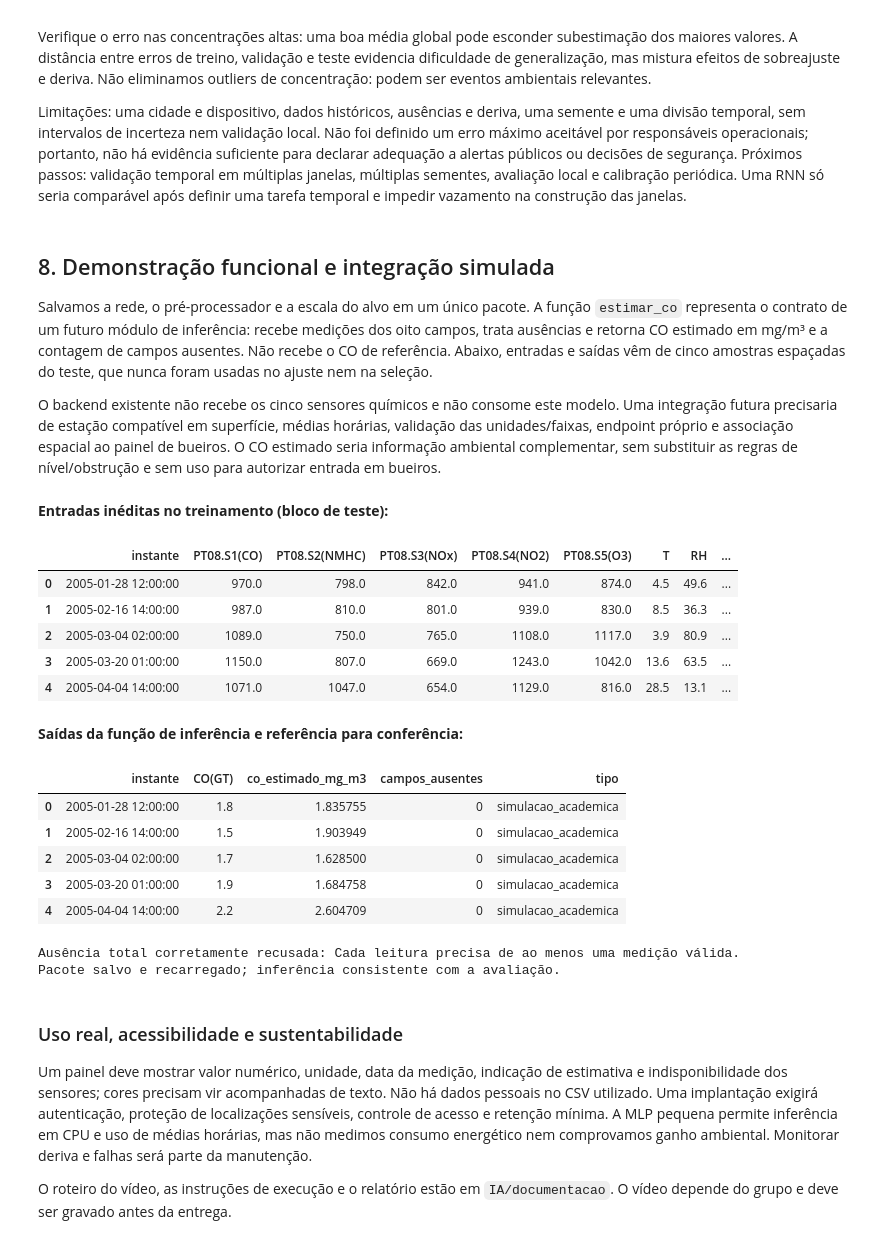
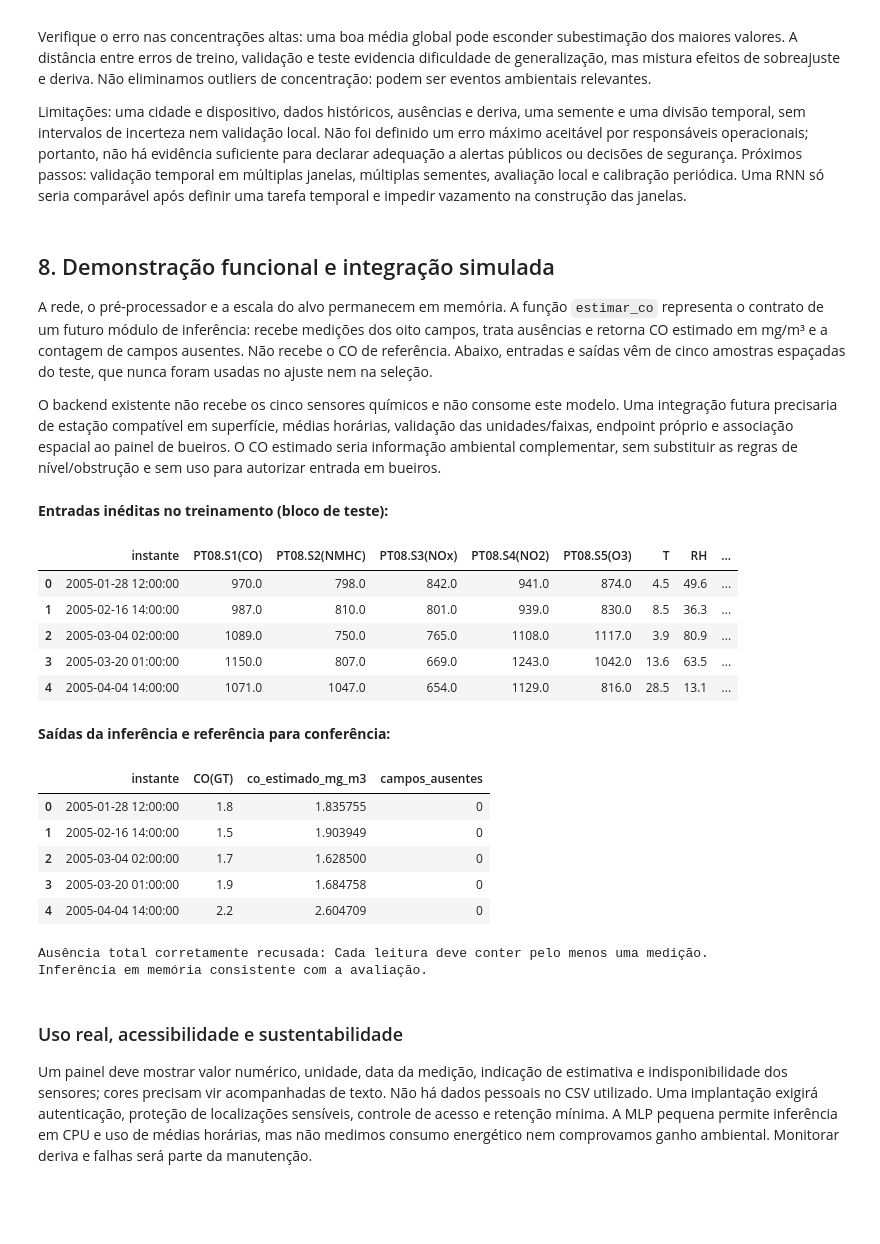
Before and after one commit to joaomorangoni/GS-CitizenTech, a Jupyter notebook: IA/rede_neural/qualidade_ar_mlp.ipynb, the cells around one changed output. Drawn from its saved outputs; the diff is of its cells as text; code cells hidden in the pictures; blank space fills up the shorter version.

```diff
--- a/IA/rede_neural/qualidade_ar_mlp.ipynb
+++ b/IA/rede_neural/qualidade_ar_mlp.ipynb
@@ -427,7 +421,7 @@ definir uma tarefa temporal e impedir vazamento na construção das janelas.
 # %% [markdown]
 ## 8. Demonstração funcional e integração simulada
 
-Salvamos a rede, o pré-processador e a escala do alvo em um único pacote. A função
+A rede, o pré-processador e a escala do alvo permanecem em memória. A função
 `estimar_co` representa o contrato de um futuro módulo de inferência: recebe medições
 dos oito campos, trata ausências e retorna CO estimado em mg/m³ e a contagem de campos
 ausentes. Não recebe o CO de referência. Abaixo, entradas e saídas vêm de cinco amostras
@@ -439,48 +433,57 @@ validação das unidades/faixas, endpoint próprio e associação espacial ao pa
 O CO estimado seria informação ambiental complementar, sem substituir as regras de
 nível/obstrução e sem uso para autorizar entrada em bueiros.
 # %%
-pacote = dict(rede=melhor, preprocessador=preprocessador, escala_alvo=escala_alvo,
-              features=FEATURES, unidade="mg/m³", alvo=ALVO, versoes=VERSOES,
-              modelo=NOME_MELHOR, semente=SEED, tarefa="estimativa_contemporanea_CO")
-joblib.dump(pacote, SAIDA / "modelo_co.joblib")
-sys.path.insert(0, str(RAIZ_IA / "rede_neural"))
-from inferencia import estimar_co
+def estimar_co(leituras):
+    """Estima CO em memória a partir de uma lista de medições dos oito sensores."""
+    quadro = pd.DataFrame(leituras)
+    desconhecidos = set(quadro.columns) - set(FEATURES)
+    if desconhecidos:
+        raise ValueError(f"Campos desconhecidos: {sorted(desconhecidos)}")
+    quadro = quadro.reindex(columns=FEATURES).replace(-200, np.nan)
+    quadro = quadro.apply(pd.to_numeric, errors="raise")
+    if quadro.empty or quadro.isna().all(axis=1).any():
+        raise ValueError("Cada leitura deve conter pelo menos uma medição.")
+    if np.isinf(quadro.to_numpy(dtype=float)).any():
+        raise ValueError("Os valores devem ser finitos.")
+    return pd.DataFrame({
+        "co_estimado_mg_m3": predizer(melhor, preprocessador.transform(quadro)),
+        "campos_ausentes": quadro.isna().sum(axis=1).to_numpy(),
+    })
+
 indices_demo = np.linspace(0, len(teste)-1, 5, dtype=int)
 amostras = teste.iloc[indices_demo]
 entradas = amostras[FEATURES].to_dict(orient="records")
 resposta = estimar_co(entradas)
 display(Markdown("**Entradas inéditas no treinamento (bloco de teste):**"))
 display(amostras[["instante", *FEATURES]].reset_index(drop=True))
 demo = pd.concat([amostras[["instante", ALVO]].reset_index(drop=True), resposta], axis=1)
-display(Markdown("**Saídas da função de inferência e referência para conferência:**"))
+display(Markdown("**Saídas da inferência e referência para conferência:**"))
 display(demo)
 assert np.allclose(resposta.co_estimado_mg_m3, prev[indices_demo])
-demo.to_csv(SAIDA / "demonstracao.csv", index=False)
-# Verifica o comportamento de falha sem fabricar uma estimativa para ausência total.
 try:
     estimar_co([{campo: None for campo in FEATURES}])
 except ValueError as erro:
     print("Ausência total corretamente recusada:", erro)
 else:
     raise AssertionError("Uma leitura sem medições deveria ser recusada.")
-print("Pacote salvo e recarregado; inferência consistente com a avaliação.")
+print("Inferência em memória consistente com a avaliação.")
 # %% [output]
 **Entradas inéditas no treinamento (bloco de teste):**
 |  | instante | PT08.S1(CO) | PT08.S2(NMHC) | PT08.S3(NOx) | PT08.S4(NO2) | PT08.S5(O3) | T | RH | ... |
 | 0 | 2005-01-28 12:00:00 | 970.0 | 798.0 | 842.0 | 941.0 | 874.0 | 4.5 | 49.6 | ... |
 | 1 | 2005-02-16 14:00:00 | 987.0 | 810.0 | 801.0 | 939.0 | 830.0 | 8.5 | 36.3 | ... |
 | 2 | 2005-03-04 02:00:00 | 1089.0 | 750.0 | 765.0 | 1108.0 | 1117.0 | 3.9 | 80.9 | ... |
 | 3 | 2005-03-20 01:00:00 | 1150.0 | 807.0 | 669.0 | 1243.0 | 1042.0 | 13.6 | 63.5 | ... |
 | 4 | 2005-04-04 14:00:00 | 1071.0 | 1047.0 | 654.0 | 1129.0 | 816.0 | 28.5 | 13.1 | ... |
-**Saídas da função de inferência e referência para conferência:**
+**Saídas da inferência e referência para conferência:**
-|  | instante | CO(GT) | co_estimado_mg_m3 | campos_ausentes | tipo |
-| 0 | 2005-01-28 12:00:00 | 1.8 | 1.835755 | 0 | simulacao_academica |
-| 1 | 2005-02-16 14:00:00 | 1.5 | 1.903949 | 0 | simulacao_academica |
-| 2 | 2005-03-04 02:00:00 | 1.7 | 1.628500 | 0 | simulacao_academica |
-| 3 | 2005-03-20 01:00:00 | 1.9 | 1.684758 | 0 | simulacao_academica |
-| 4 | 2005-04-04 14:00:00 | 2.2 | 2.604709 | 0 | simulacao_academica |
+|  | instante | CO(GT) | co_estimado_mg_m3 | campos_ausentes |
+| 0 | 2005-01-28 12:00:00 | 1.8 | 1.835755 | 0 |
+| 1 | 2005-02-16 14:00:00 | 1.5 | 1.903949 | 0 |
+| 2 | 2005-03-04 02:00:00 | 1.7 | 1.628500 | 0 |
+| 3 | 2005-03-20 01:00:00 | 1.9 | 1.684758 | 0 |
+| 4 | 2005-04-04 14:00:00 | 2.2 | 2.604709 | 0 |
-Ausência total corretamente recusada: Cada leitura precisa de ao menos uma medição válida.
-Pacote salvo e recarregado; inferência consistente com a avaliação.
+Ausência total corretamente recusada: Cada leitura deve conter pelo menos uma medição.
+Inferência em memória consistente com a avaliação.
 # %% [markdown]
 ### Uso real, acessibilidade e sustentabilidade
 
@@ -490,9 +493,6 @@ dados pessoais no CSV utilizado. Uma implantação exigirá autenticação, prot
 localizações sensíveis, controle de acesso e retenção mínima. A MLP pequena permite
 inferência em CPU e uso de médias horárias, mas não medimos consumo energético nem
 comprovamos ganho ambiental. Monitorar deriva e falhas será parte da manutenção.
-
-O roteiro do vídeo, as instruções de execução e o relatório estão em `IA/documentacao`.
-O vídeo depende do grupo e deve ser gravado antes da entrega.
 # %%
 resumo = {
     "python": platform.python_version(), "versoes": VERSOES,
```
Also changed, not shown: parts of 7 cells of this notebook, 1 other file.
